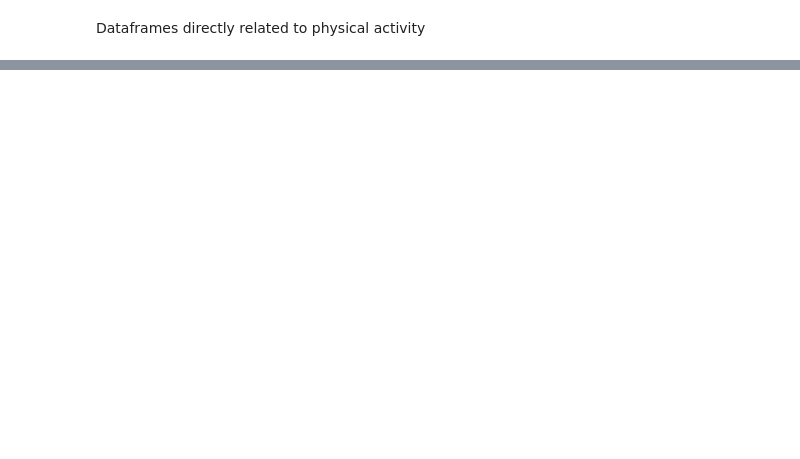
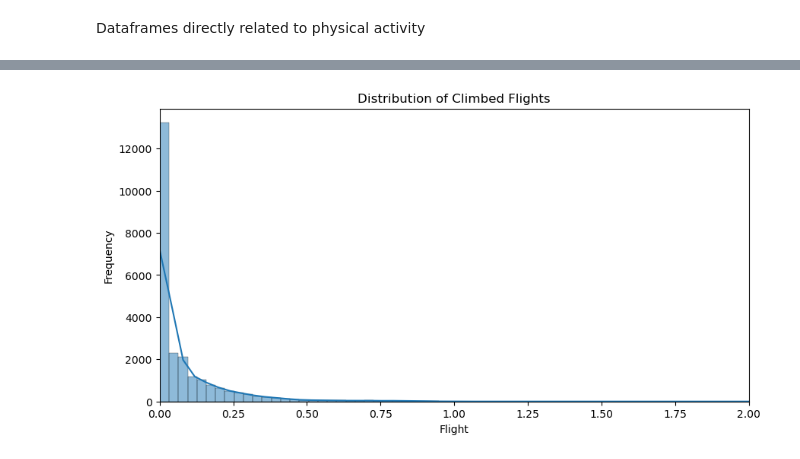
Before and after one commit to OnurOrman/CS-210---Project, a Jupyter notebook: project.ipynb, the cells around one changed output, grey strips where cells are left out. Cells and saved outputs as stored; diff of their text form; code cells hidden in the pictures; blank space fills up the shorter version.

```diff
--- a/project.ipynb
+++ b/project.ipynb
@@ -513,0 +536,10 @@ Dataframes directly related to physical activity
+# %%
+plt.figure(figsize=(10, 5))
+sns.histplot(my_distances["value"], kde = True, bins = 250)
+plt.title('Distribution of Climbed Flights')
+plt.xlim(0, 2)
+plt.xlabel('Flight')
+plt.ylabel('Frequency')
+plt.show()
+# %% [output]
+[figure, added]
```
Also changed, not shown: parts of 21 cells of this notebook.
